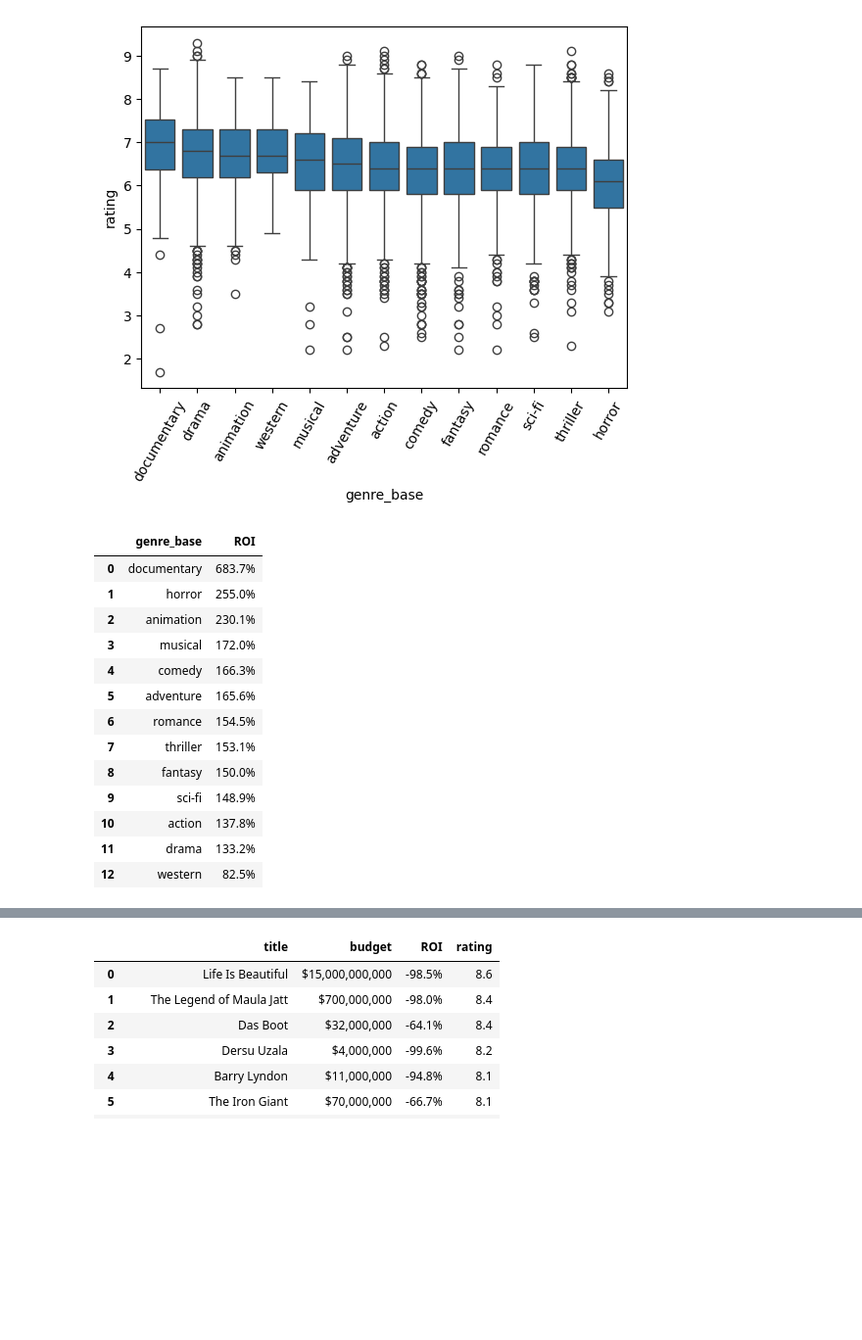
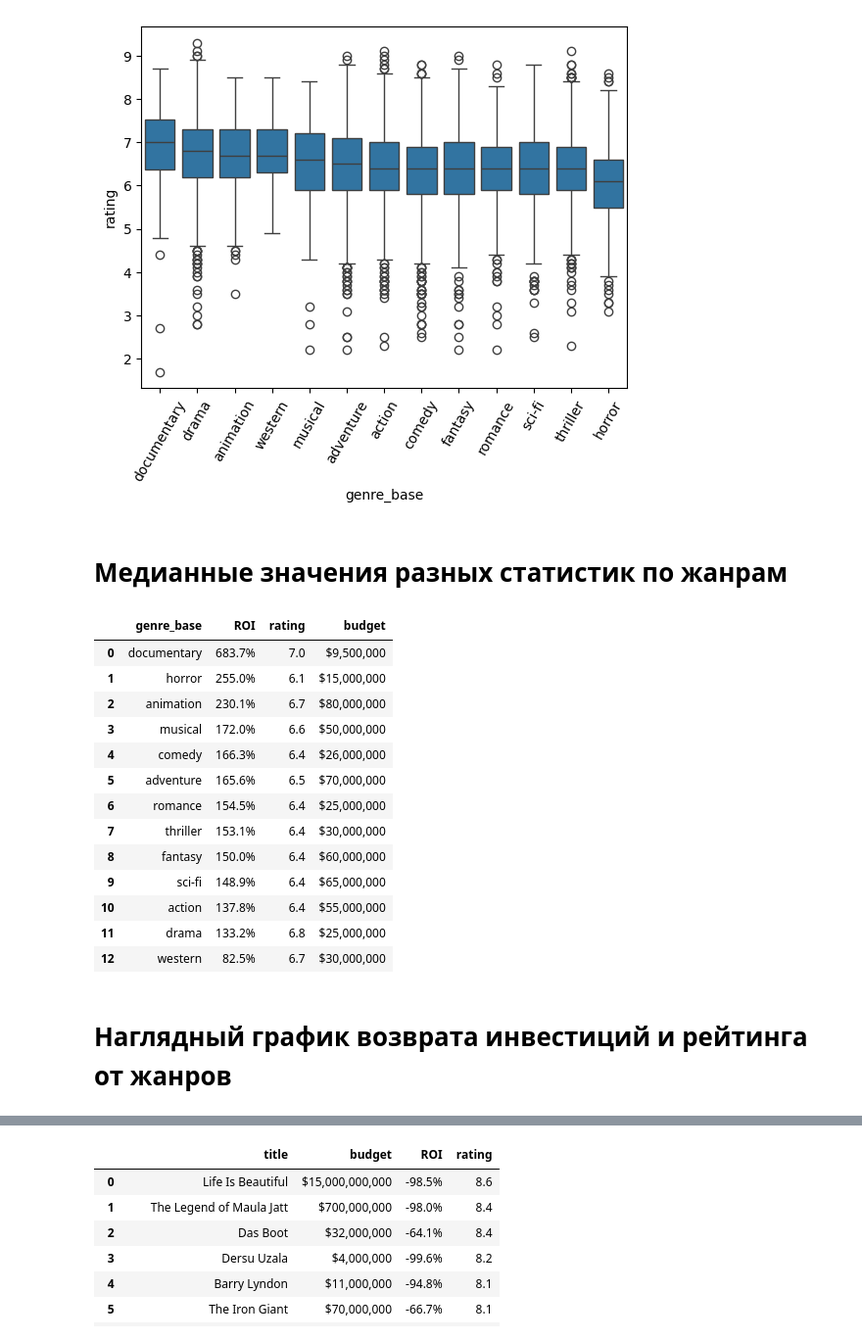
Before and after one commit to scandick/MovieAnalyticsProject, a Jupyter notebook: analysis/analyze.ipynb, the cells around one changed output, grey strips where cells are left out. Shown at 98% size. Cells and saved outputs as stored; diff of their text form; code cells hidden in the pictures; blank space fills up the shorter version.

Commit message:
чуть чуть описаний графиков

```diff
--- a/analysis/analyze.ipynb
+++ b/analysis/analyze.ipynb
@@ -173,23 +211,35 @@ plt.show()
+# %% [markdown]
+# Медианные значения разных статистик по жанрам
 # %%
-view = roi_genres.reset_index()[['genre_base', 'ROI']]
+genreStats = tf_exploded.groupby('genre_base').agg({
+    'ROI': 'median',
+    'rating': 'median',
+    'budget': 'median'
+})
+
+view = genreStats.sort_values(["ROI", "rating", "budget"], ascending=False).reset_index()[['genre_base', 'ROI', 'rating', 'budget']]
 view.style.format({
-    'ROI': '{:,.1f}%'
+    'budget': '${:,.0f}',
+    'ROI': '{:,.1f}%',
+    'rating': '{:,.1f}'
 })
 
 # Всего 20 документалок, надо их возможно почистить
 #tf_exploded[tf_exploded["genre_base"]=="documentary"].count()
 # %% [output]
-|  | genre_base | ROI |
-| 0 | documentary | 683.7% |
-| 1 | horror | 255.0% |
-| 2 | animation | 230.1% |
-| 3 | musical | 172.0% |
-| 4 | comedy | 166.3% |
-| 5 | adventure | 165.6% |
-| 6 | romance | 154.5% |
-| 7 | thriller | 153.1% |
-| 8 | fantasy | 150.0% |
-| 9 | sci-fi | 148.9% |
-| 10 | action | 137.8% |
-| 11 | drama | 133.2% |
-| 12 | western | 82.5% |
+|  | genre_base | ROI | rating | budget |
+| 0 | documentary | 683.7% | 7.0 | $9,500,000 |
+| 1 | horror | 255.0% | 6.1 | $15,000,000 |
+| 2 | animation | 230.1% | 6.7 | $80,000,000 |
+| 3 | musical | 172.0% | 6.6 | $50,000,000 |
+| 4 | comedy | 166.3% | 6.4 | $26,000,000 |
+| 5 | adventure | 165.6% | 6.5 | $70,000,000 |
+| 6 | romance | 154.5% | 6.4 | $25,000,000 |
+| 7 | thriller | 153.1% | 6.4 | $30,000,000 |
+| 8 | fantasy | 150.0% | 6.4 | $60,000,000 |
+| 9 | sci-fi | 148.9% | 6.4 | $65,000,000 |
+| 10 | action | 137.8% | 6.4 | $55,000,000 |
+| 11 | drama | 133.2% | 6.8 | $25,000,000 |
+| 12 | western | 82.5% | 6.7 | $30,000,000 |
+# %% [markdown]
+# Наглядный график возврата инвестиций и рейтинга от жанров
```
Also changed, not shown: parts of 18 cells of this notebook.
